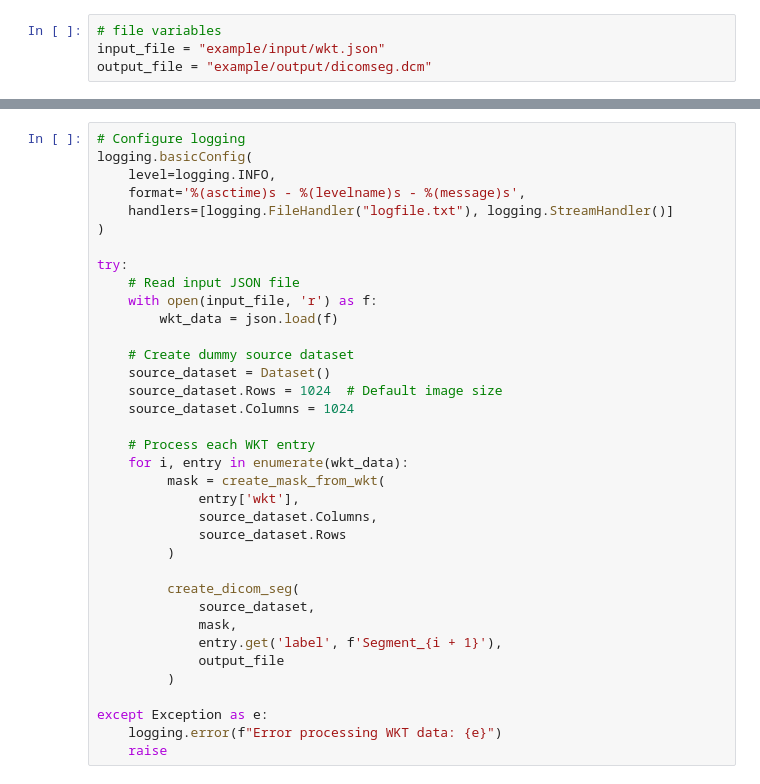
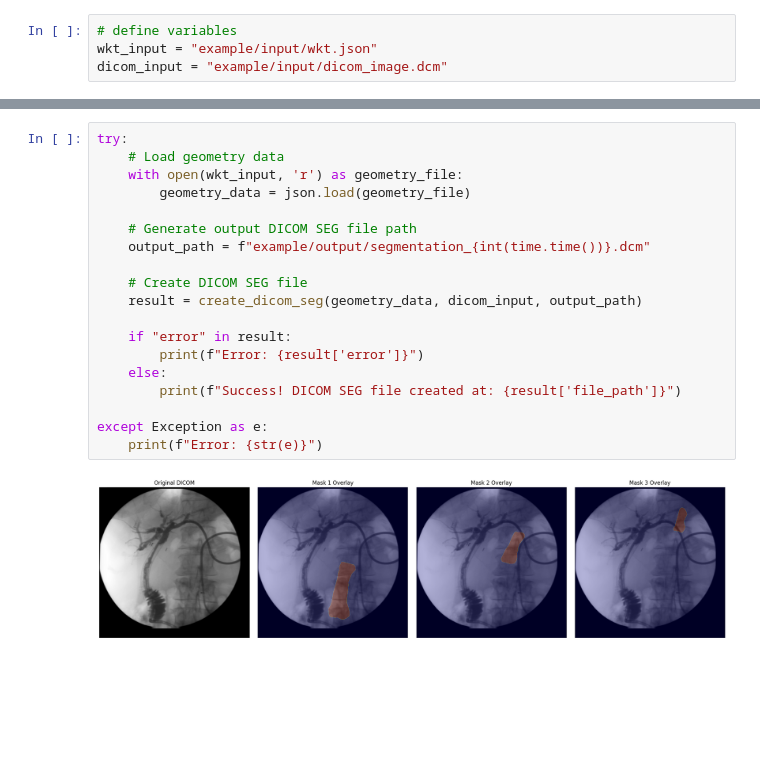
Before and after one commit to centaurlabs/centaur-recipes, a Jupyter notebook: wkt_to_dicomseg/main.ipynb, the cells around one changed output, grey strips where cells are left out. Drawn from its saved outputs; the diff is of its cells as text; blank space fills up the shorter version.

Commit message:
Updated recipe to show output

```diff
--- a/wkt_to_dicomseg/main.ipynb
+++ b/wkt_to_dicomseg/main.ipynb
@@ -11,5 +15,5 @@ import logging
 # %%
-# file variables
-input_file = "example/input/wkt.json"
-output_file = "example/output/dicomseg.dcm"
+# define variables
+wkt_input = "example/input/wkt.json"
+dicom_input = "example/input/dicom_image.dcm"
 # %%
@@ -95,37 +154,21 @@ def create_dicom_seg(source_dataset, mask_array, label_name, output_file):
 # %%
-# Configure logging
-logging.basicConfig(
-    level=logging.INFO,
-    format='%(asctime)s - %(levelname)s - %(message)s',
-    handlers=[logging.FileHandler("logfile.txt"), logging.StreamHandler()]
-)
+try:
+    # Load geometry data
+    with open(wkt_input, 'r') as geometry_file:
+        geometry_data = json.load(geometry_file)
 
-try:
-    # Read input JSON file
-    with open(input_file, 'r') as f:
-        wkt_data = json.load(f)
+    # Generate output DICOM SEG file path
+    output_path = f"example/output/segmentation_{int(time.time())}.dcm"
 
-    # Create dummy source dataset
-    source_dataset = Dataset()
-    source_dataset.Rows = 1024  # Default image size
-    source_dataset.Columns = 1024
+    # Create DICOM SEG file
+    result = create_dicom_seg(geometry_data, dicom_input, output_path)
 
-    # Process each WKT entry
-    for i, entry in enumerate(wkt_data):
-         mask = create_mask_from_wkt(
-             entry['wkt'],
-             source_dataset.Columns,
-             source_dataset.Rows
-         )
-
-         create_dicom_seg(
-             source_dataset,
-             mask,
-             entry.get('label', f'Segment_{i + 1}'),
-             output_file
-         )
+    if "error" in result:
+        print(f"Error: {result['error']}")
+    else:
+        print(f"Success! DICOM SEG file created at: {result['file_path']}")
 
 except Exception as e:
-    logging.error(f"Error processing WKT data: {e}")
-    raise
+    print(f"Error: {str(e)}")
 # %% [output]
+[figure, added]
```
Also changed, not shown: parts of 5 cells of this notebook, 1 other file.
